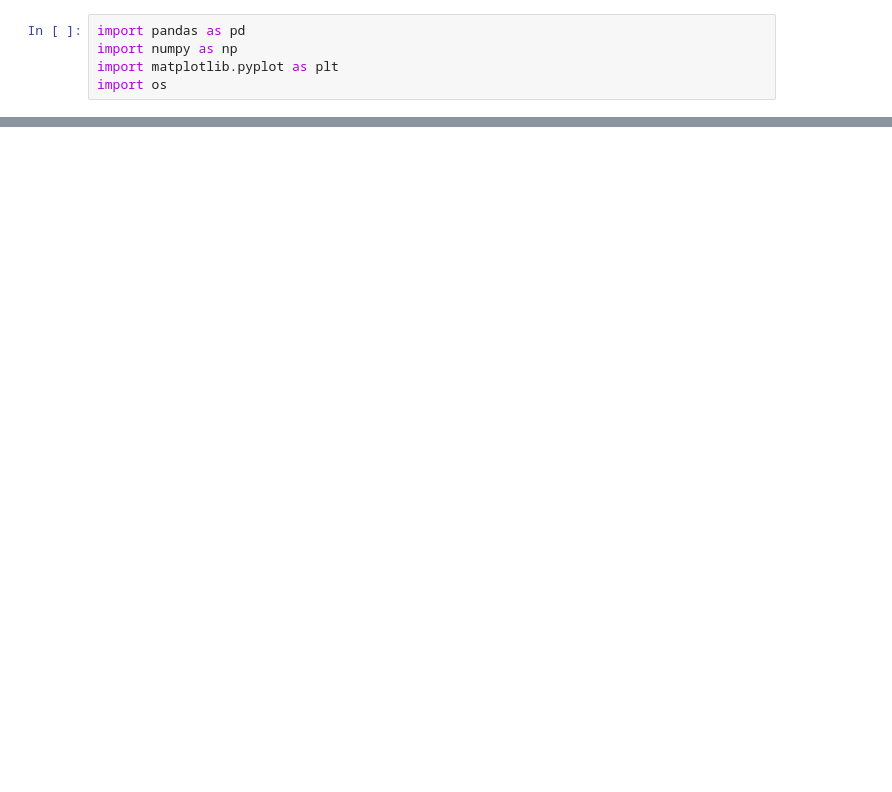
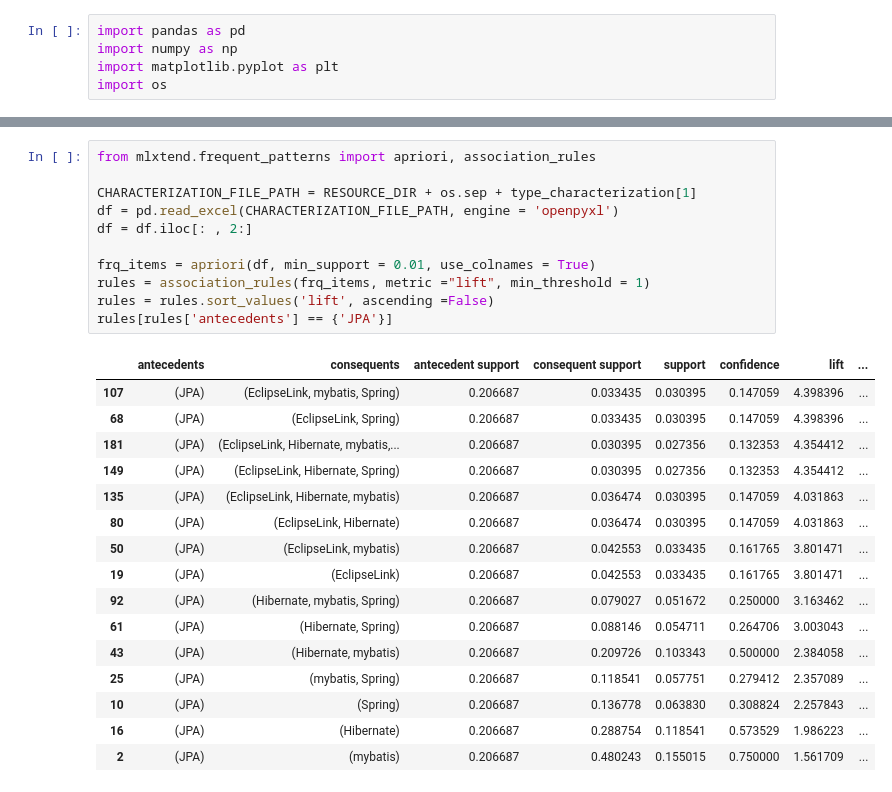
Before and after one commit to gems-uff/db-mining, a Jupyter notebook: src/characterization_implementation.ipynb, the cells around one changed output, grey strips where cells are left out. Drawn from its saved outputs; the diff is of its cells as text; blank space fills up the shorter version.

```diff
--- a/src/characterization_implementation.ipynb
+++ b/src/characterization_implementation.ipynb
@@ -70,0 +96,28 @@ See the caveats in the documentation: https://pandas.pydata.org/pandas-docs/stab
+# %%
+from mlxtend.frequent_patterns import apriori, association_rules
+
+CHARACTERIZATION_FILE_PATH = RESOURCE_DIR + os.sep + type_characterization[1]
+df = pd.read_excel(CHARACTERIZATION_FILE_PATH, engine = 'openpyxl')
+df = df.iloc[: , 2:]
+
+frq_items = apriori(df, min_support = 0.01, use_colnames = True)
+rules = association_rules(frq_items, metric ="lift", min_threshold = 1)
+rules = rules.sort_values('lift', ascending =False)
+rules[rules['antecedents'] == {'JPA'}]
+# %% [output]
+|  | antecedents | consequents | antecedent support | consequent support | support | confidence | lift | ... |
+| 107 | (JPA) | (EclipseLink, mybatis, Spring) | 0.206687 | 0.033435 | 0.030395 | 0.147059 | 4.398396 | ... |
+| 68 | (JPA) | (EclipseLink, Spring) | 0.206687 | 0.033435 | 0.030395 | 0.147059 | 4.398396 | ... |
+| 181 | (JPA) | (EclipseLink, Hibernate, mybatis,... | 0.206687 | 0.030395 | 0.027356 | 0.132353 | 4.354412 | ... |
+| 149 | (JPA) | (EclipseLink, Hibernate, Spring) | 0.206687 | 0.030395 | 0.027356 | 0.132353 | 4.354412 | ... |
+| 135 | (JPA) | (EclipseLink, Hibernate, mybatis) | 0.206687 | 0.036474 | 0.030395 | 0.147059 | 4.031863 | ... |
+| 80 | (JPA) | (EclipseLink, Hibernate) | 0.206687 | 0.036474 | 0.030395 | 0.147059 | 4.031863 | ... |
+| 50 | (JPA) | (EclipseLink, mybatis) | 0.206687 | 0.042553 | 0.033435 | 0.161765 | 3.801471 | ... |
+| 19 | (JPA) | (EclipseLink) | 0.206687 | 0.042553 | 0.033435 | 0.161765 | 3.801471 | ... |
+| 92 | (JPA) | (Hibernate, mybatis, Spring) | 0.206687 | 0.079027 | 0.051672 | 0.250000 | 3.163462 | ... |
+| 61 | (JPA) | (Hibernate, Spring) | 0.206687 | 0.088146 | 0.054711 | 0.264706 | 3.003043 | ... |
+| 43 | (JPA) | (Hibernate, mybatis) | 0.206687 | 0.209726 | 0.103343 | 0.500000 | 2.384058 | ... |
+| 25 | (JPA) | (mybatis, Spring) | 0.206687 | 0.118541 | 0.057751 | 0.279412 | 2.357089 | ... |
+| 10 | (JPA) | (Spring) | 0.206687 | 0.136778 | 0.063830 | 0.308824 | 2.257843 | ... |
+| 16 | (JPA) | (Hibernate) | 0.206687 | 0.288754 | 0.118541 | 0.573529 | 1.986223 | ... |
+| 2 | (JPA) | (mybatis) | 0.206687 | 0.480243 | 0.155015 | 0.750000 | 1.561709 | ... |
```
Also changed, not shown: parts of 11 cells of this notebook, 5 other files.
